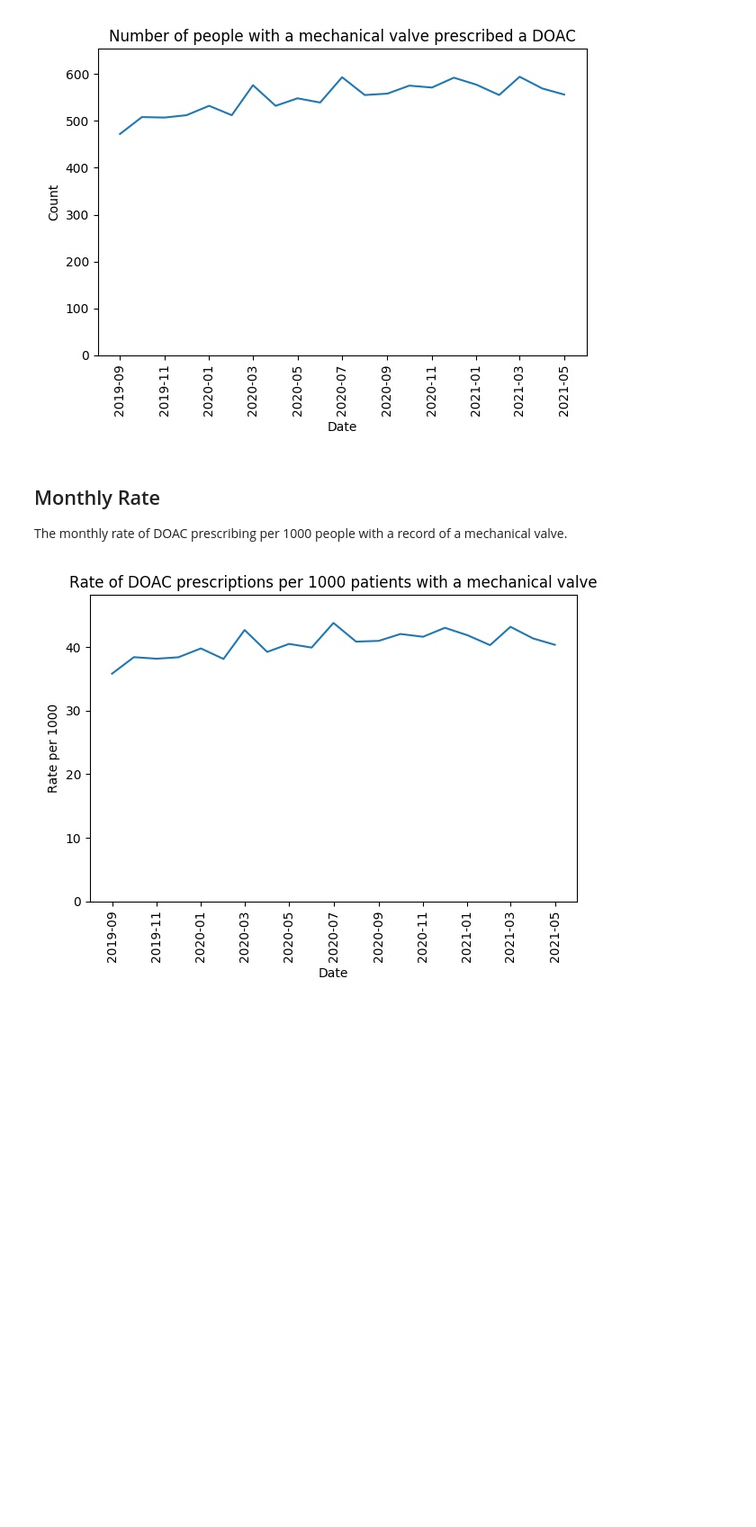
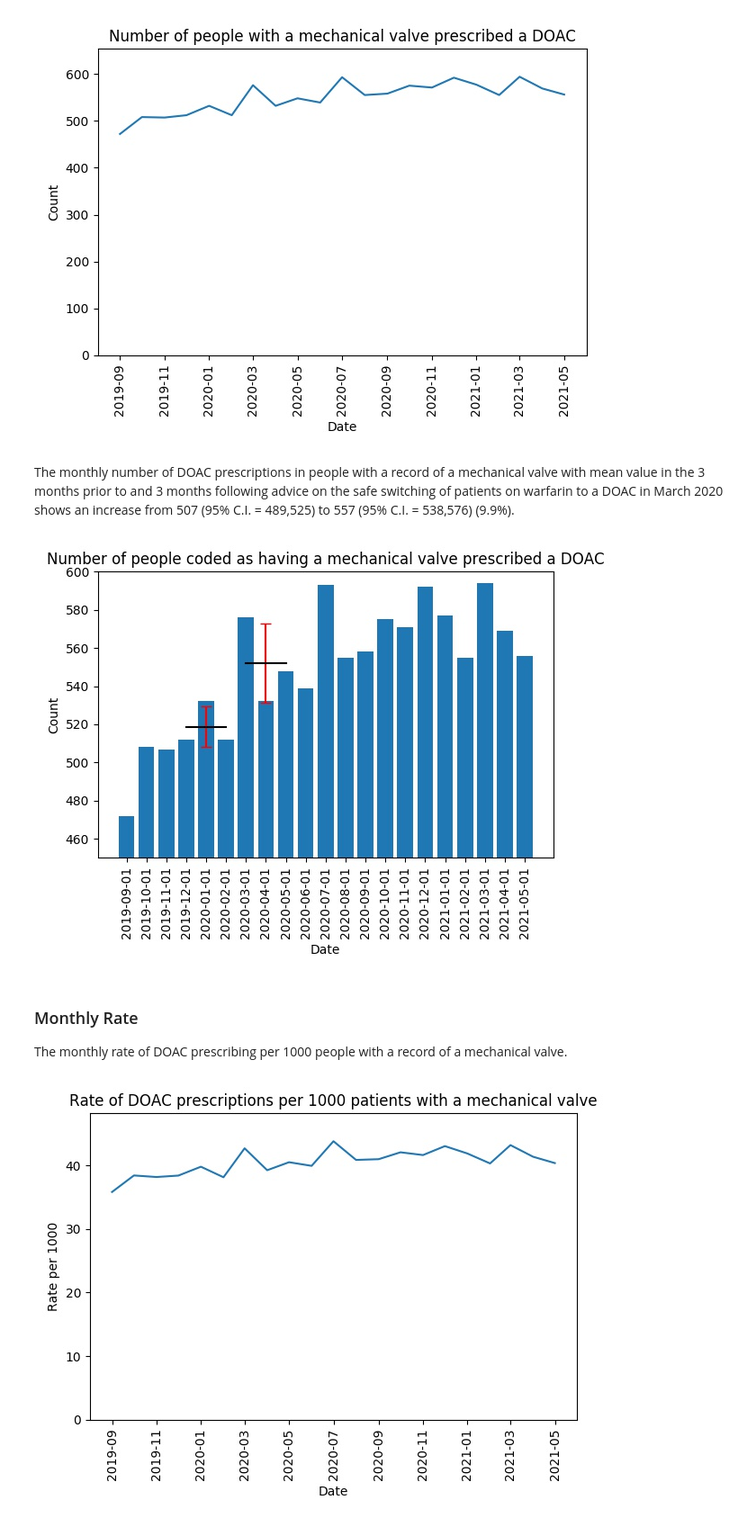
Before and after one commit to opensafely/mechanical-valve-anticoag, a Jupyter notebook: analysis/report_notebook.ipynb, the cells around one changed output. Shown at 90% size. Drawn from its saved outputs; the diff is of its cells as text; code cells hidden in the pictures; blank space fills up the shorter version.

Commit message:
add mean figure

```diff
--- a/analysis/report_notebook.ipynb
+++ b/analysis/report_notebook.ipynb
@@ -10,8 +19,15 @@ from IPython.display import Image
 Image("../released_outputs/count.jpeg")
 # %% [output]
 [figure]
+# %% [markdown]
+The monthly number of DOAC prescriptions in people with a record of a mechanical valve with mean value in the 3 months prior to and 3 months following advice on the safe switching of patients on warfarin to a DOAC in March 2020 shows an increase from 507 (95% C.I. = 489,525) to 557 (95% C.I. = 538,576) (9.9%).
+# %%
+from IPython.display import Image
+Image("../released_outputs/count_with_mean.jpeg")
+# %% [output]
+[figure, added]
 # %% [markdown]
-## Monthly Rate
+### Monthly Rate
 The monthly rate of DOAC prescribing per 1000 people with a record of a mechanical valve.
 # %%
 Image("../released_outputs/rate.jpeg")
```
Also changed, not shown: parts of 4 cells of this notebook, 7 other files.
